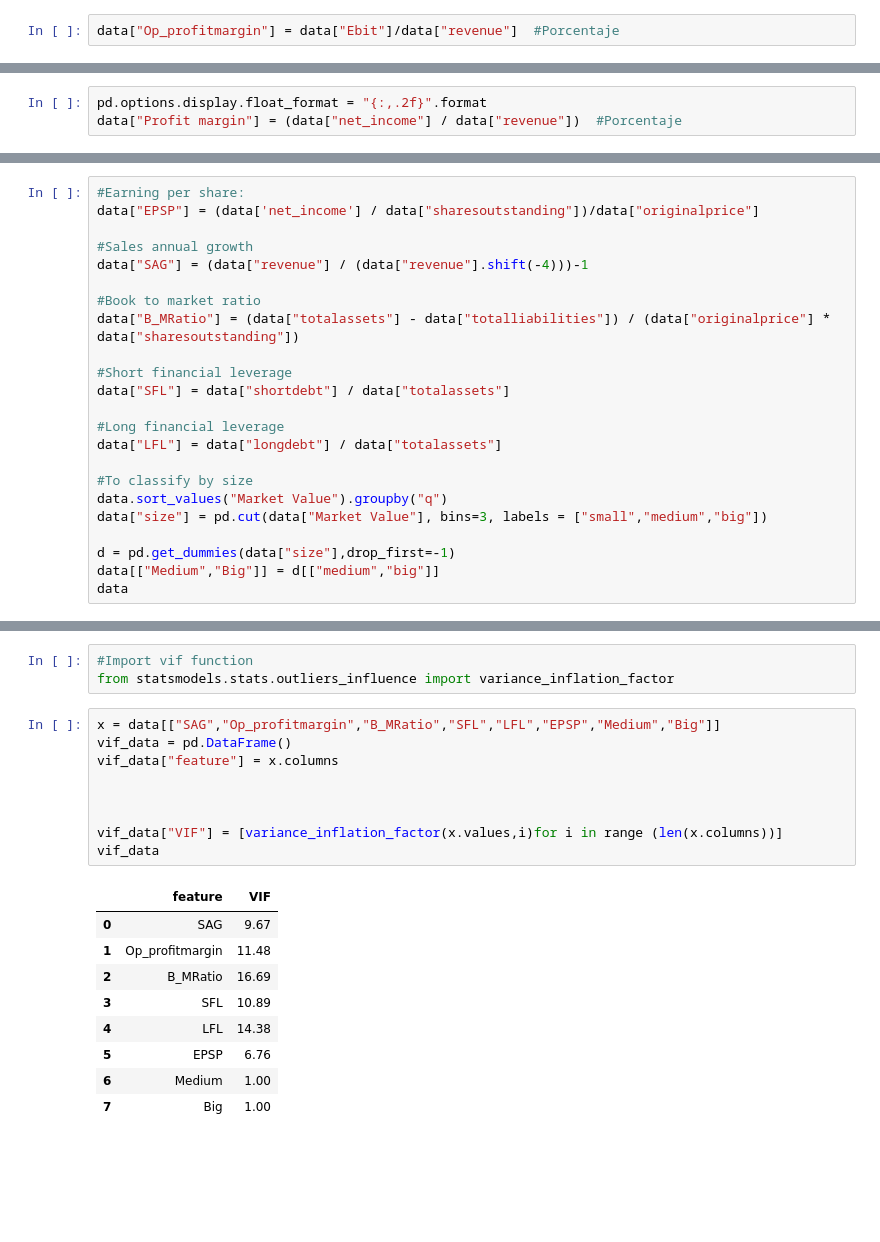
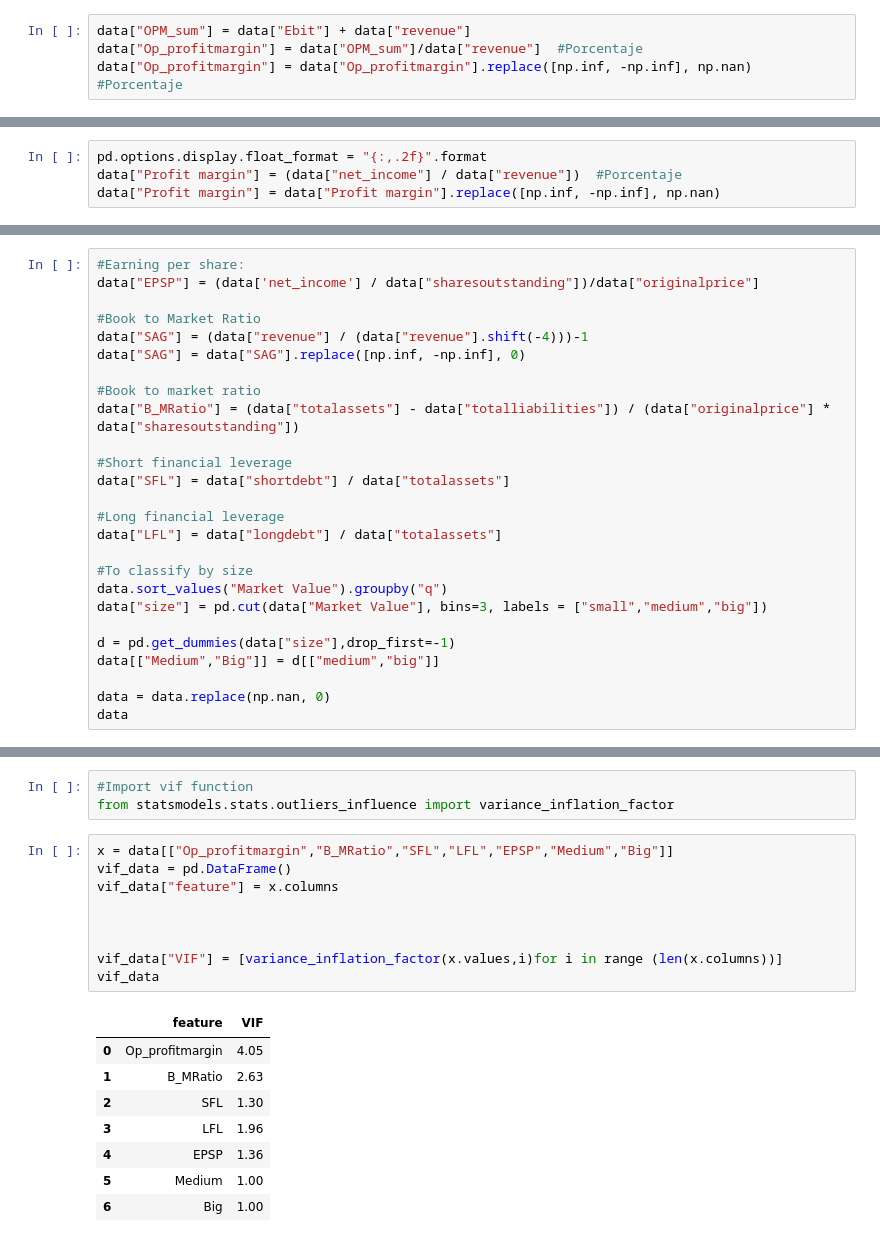
Before and after one commit to maribarram/M1_EstadisticaParaCienciaDeDatos, a Jupyter notebook: CasoNegocios/EntregaFinal.ipynb, the cells around one changed output, grey strips where cells are left out. Drawn from its saved outputs; the diff is of its cells as text; blank space fills up the shorter version.

```diff
--- a/CasoNegocios/EntregaFinal.ipynb
+++ b/CasoNegocios/EntregaFinal.ipynb
@@ -69,12 +68,15 @@ data["revenue"] = data["revenue"].replace(0,np.nan)
 data["originalprice"] = data["originalprice"].replace(0,np.nan)
 data["totalassets"] = data["totalassets"].replace(0,np.nan)
-# %%
-data["Op_profitmargin"] = data["Ebit"]/data["revenue"]  #Porcentaje
+# %%
+data["OPM_sum"] = data["Ebit"] + data["revenue"]
+data["Op_profitmargin"] = data["OPM_sum"]/data["revenue"]  #Porcentaje
+data["Op_profitmargin"] = data["Op_profitmargin"].replace([np.inf, -np.inf], np.nan)  #Porcentaje
 # %%
 data["net_income"] = data["Ebit"] - data["otheropexp"] - data["incometax"] - data["finexp"] + data["extraincome"]
 # %%
 pd.options.display.float_format = "{:,.2f}".format
 data["Profit margin"] = (data["net_income"] / data["revenue"])  #Porcentaje
+data["Profit margin"] = data["Profit margin"].replace([np.inf, -np.inf], np.nan)
 # %%
 #Divide by industry
 data_industry1 = data.loc[(data["Sector NAICS level 1"] == "Wholesale Trade") | (data["Sector NAICS level 1"] == "Retail Trade")]
@@ -466,8 +495,9 @@ data[["r","F1_ret"]]
 #Earning per share:
 data["EPSP"] = (data['net_income'] / data["sharesoutstanding"])/data["originalprice"]
 
-#Sales annual growth
+#Book to Market Ratio
 data["SAG"] = (data["revenue"] / (data["revenue"].shift(-4)))-1
+data["SAG"] = data["SAG"].replace([np.inf, -np.inf], 0)
 
 #Book to market ratio
 data["B_MRatio"] = (data["totalassets"] - data["totalliabilities"]) / (data["originalprice"] * data["sharesoutstanding"])
@@ -484,6 +514,8 @@ data["size"] = pd.cut(data["Market Value"], bins=3, labels = ["small","medium","
 
 d = pd.get_dummies(data["size"],drop_first=-1)
 data[["Medium","Big"]] = d[["medium","big"]]
+
+data = data.replace(np.nan, 0)
 data
 # %% [output]
 |  |  | revenue | cogs | sgae | otheropexp | extraincome | finexp | incometax | totalassets | ... |
@@ -641,24 +693,23 @@ data[["F1_ret","SAG","Op_profitmargin","B_MRatio","SFL","LFL","EPSP"]].corr(meth
 #Import vif function
 from statsmodels.stats.outliers_influence import variance_inflation_factor
 # %%
-x = data[["SAG","Op_profitmargin","B_MRatio","SFL","LFL","EPSP","Medium","Big"]]
+x = data[["Op_profitmargin","B_MRatio","SFL","LFL","EPSP","Medium","Big"]]
 vif_data = pd.DataFrame()
 vif_data["feature"] = x.columns
 
 
 
 vif_data["VIF"] = [variance_inflation_factor(x.values,i)for i in range (len(x.columns))]
 vif_data
 # %% [output]
 |  | feature | VIF |
-| 0 | SAG | 9.67 |
-| 1 | Op_profitmargin | 11.48 |
-| 2 | B_MRatio | 16.69 |
-| 3 | SFL | 10.89 |
-| 4 | LFL | 14.38 |
-| 5 | EPSP | 6.76 |
-| 6 | Medium | 1.00 |
-| 7 | Big | 1.00 |
+| 0 | Op_profitmargin | 4.05 |
+| 1 | B_MRatio | 2.63 |
+| 2 | SFL | 1.30 |
+| 3 | LFL | 1.96 |
+| 4 | EPSP | 1.36 |
+| 5 | Medium | 1.00 |
+| 6 | Big | 1.00 |
 # %% [markdown]
 WE CAN NOTICE THAT MOST OF THE POSSIBLE INDEPENDENT VARIABLES HAVE A VIF > 10, SO WE CHOSE THE ONES WITH THE SMALLER VALUES OF VIF:
 
```
Also changed, not shown: parts of 35 cells of this notebook, 4 other files.
